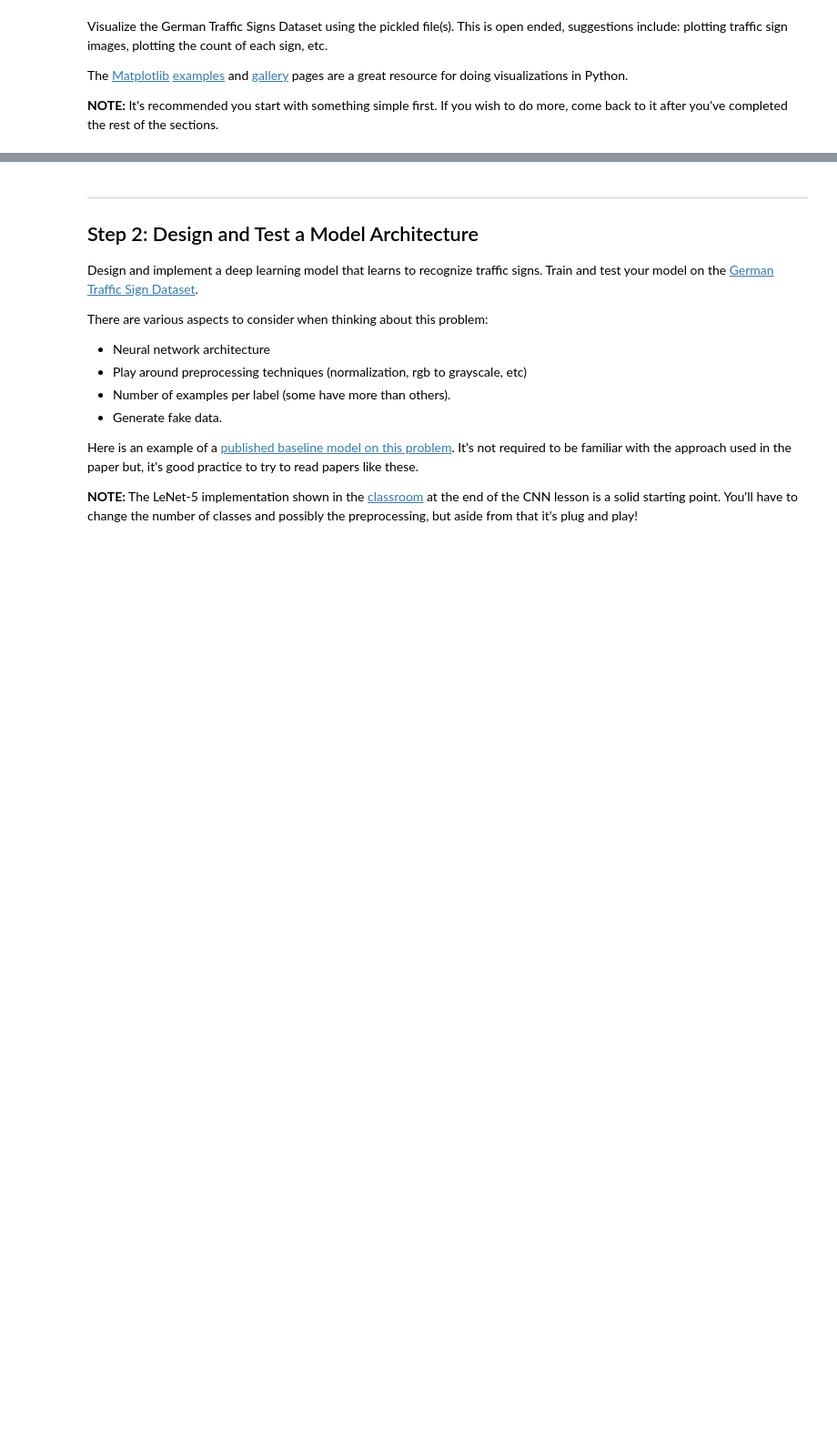
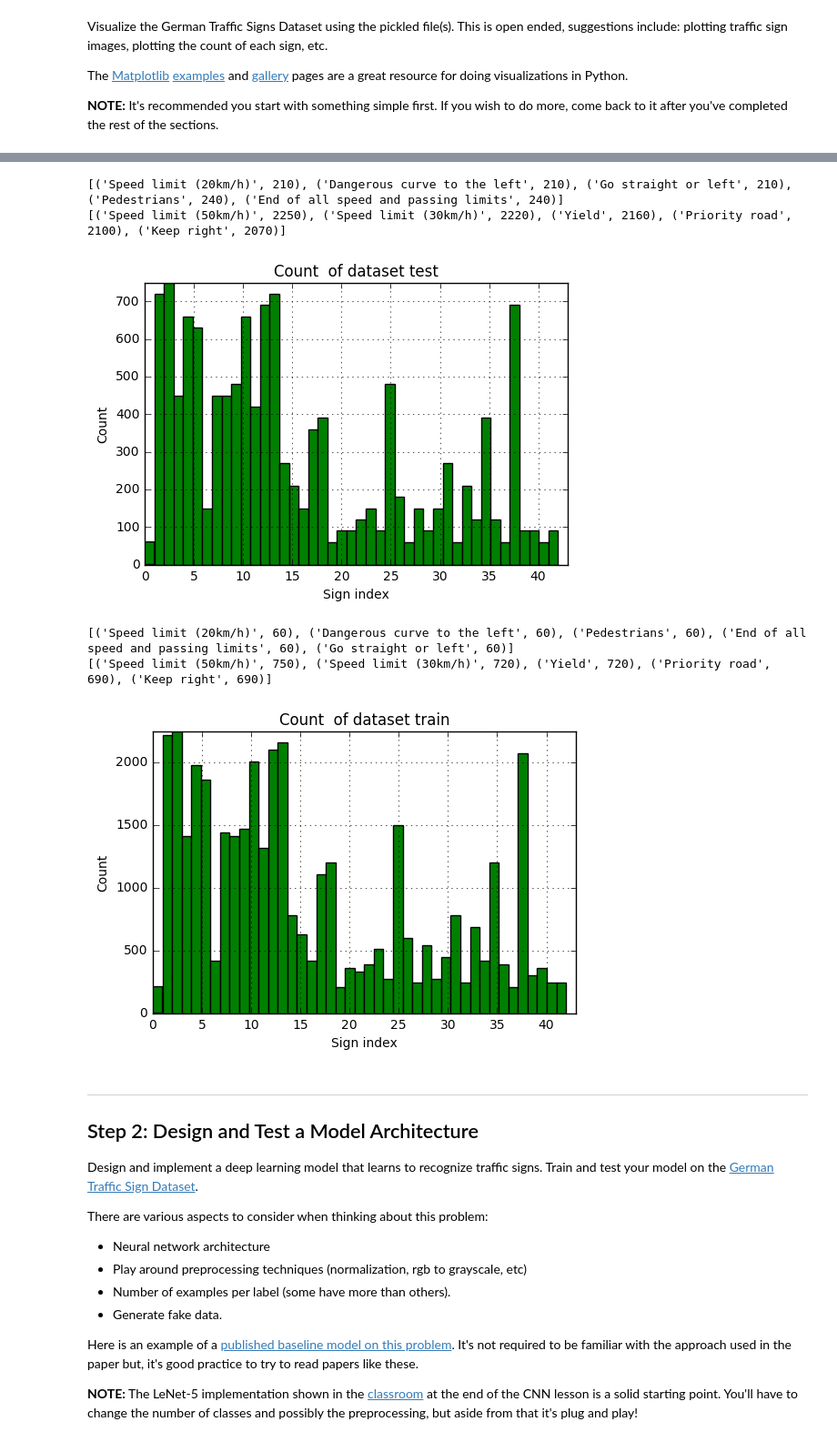
Before and after one commit to kyle-dorman/CarND-Traffic-Sign-Classifier-Project, a Jupyter notebook: iterations/Traffic_Sign_Classifier_0.ipynb, the cells around one changed output, grey strips where cells are left out. Shown at 91% size. Cells and saved outputs as stored; diff of their text form; code cells hidden in the pictures; blank space fills up the shorter version.

```diff
--- a/iterations/Traffic_Sign_Classifier_0.ipynb
+++ b/iterations/Traffic_Sign_Classifier_0.ipynb
@@ -78,3 +103,47 @@ import matplotlib.pyplot as plt
+# %%
+### Count number of each sign in test and train datasets
+import matplotlib.mlab as mlab
+import matplotlib.pyplot as plt
+%matplotlib inline
+
+def hist(data, name):
+  indicies, counts = np.unique(data, return_counts=True)
+  # the histogram of the data
+  n, bins, patches = plt.hist(data, len(indicies), facecolor='green')
+
+  plt.xlabel('Sign index')
+  plt.ylabel('Count')
+  plt.title('Count  of dataset ' + name)
+  plt.axis([0, len(indicies), 0, max(counts)])
+  plt.grid(True)
+
+  plt.show()
+
+def min_counts(data, num_to_print=5):
+  indicies, counts = np.unique(data, return_counts=True)
+  arr = sorted(list(zip(indicies, counts)), key=lambda x: x[1])
+  print([(sign_dict[str(sign[0])], sign[1]) for sign in arr[0:num_to_print]])
+
+def max_counts(data, num_to_print=5):
+  indicies, counts = np.unique(data, return_counts=True)
+  arr = sorted(list(zip(indicies, counts)), key=lambda x: x[1], reverse=True)
+  print([(sign_dict[str(sign[0])], sign[1]) for sign in arr[0:num_to_print]])
+
+
+min_counts(y_train)
+max_counts(y_train)
+hist(y_test, 'test')
+
+min_counts(y_test)
+max_counts(y_test)
+hist(y_train, 'train')
+# %% [output]
+[('Speed limit (20km/h)', 210), ('Dangerous curve to the left', 210), ('Go straight or left', 210), ('Pedestrians', 240), ('End of all speed and passing limits', 240)]
+[('Speed limit (50km/h)', 2250), ('Speed limit (30km/h)', 2220), ('Yield', 2160), ('Priority road', 2100), ('Keep right', 2070)]
+[figure, added]
+[('Speed limit (20km/h)', 60), ('Dangerous curve to the left', 60), ('Pedestrians', 60), ('End of all speed and passing limits', 60), ('Go straight or left', 60)]
+[('Speed limit (50km/h)', 750), ('Speed limit (30km/h)', 720), ('Yield', 720), ('Priority road', 690), ('Keep right', 690)]
+[figure, added]
 # %% [markdown]
 ----
 
```
Also changed, not shown: parts of 23 cells of this notebook, 19 other files.
